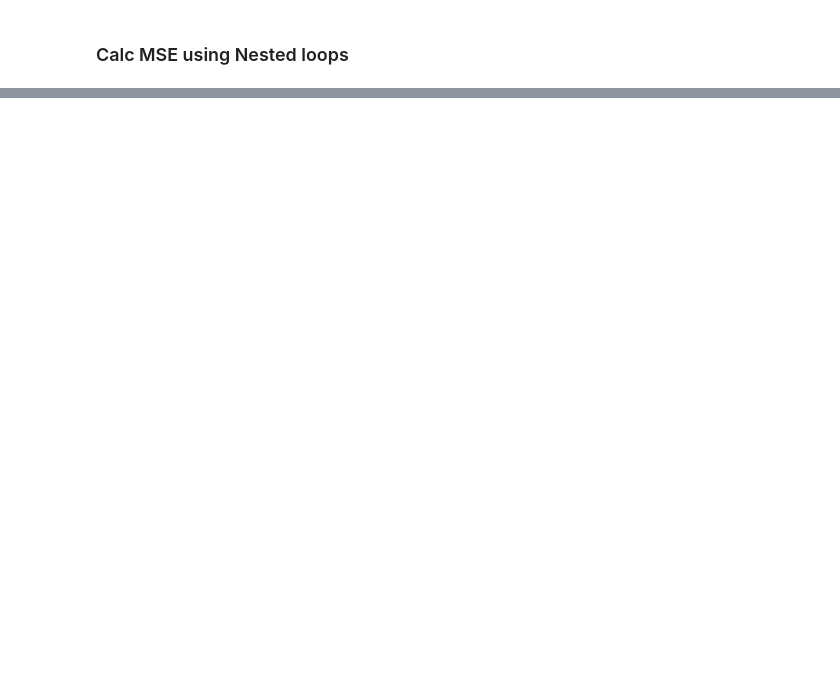
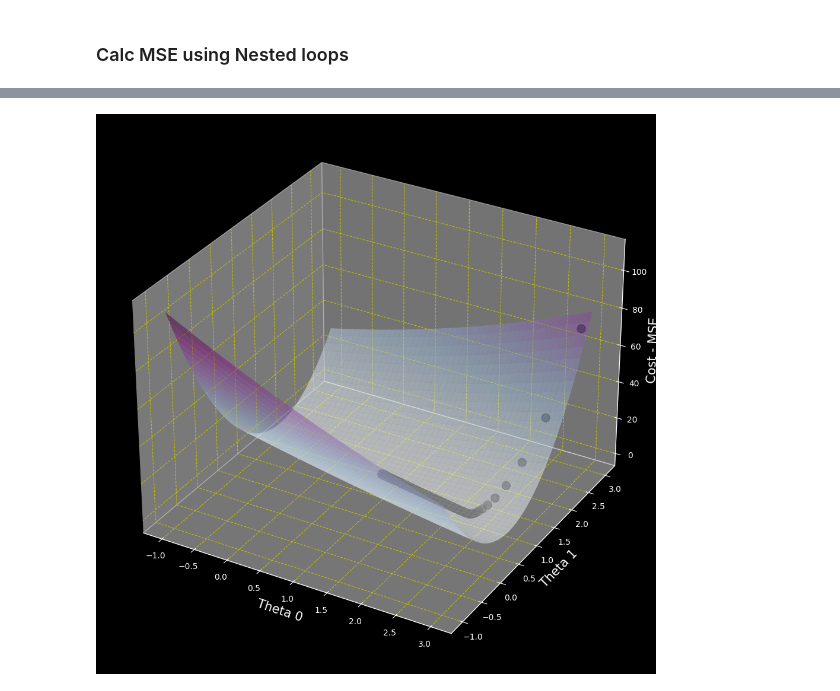
Before and after one commit to khushalpapnai/GEN-AI, a Jupyter notebook: DS - ML - AI - gen/Algorithm/gradientDescent.ipynb, the cells around one changed output, grey strips where cells are left out. Drawn from its saved outputs; the diff is of its cells as text; code cells hidden in the pictures; blank space fills up the shorter version.

```diff
--- a/DS - ML - AI - gen/Algorithm/gradientDescent.ipynb
+++ b/DS - ML - AI - gen/Algorithm/gradientDescent.ipynb
@@ -863,0 +894,27 @@ array([[0., 0., 0., 0., 0.],
+# %%
+# x values, y values, array of theta parameter { theta0 at index 0 and theta theta1 at index }
+
+def msegd(x,y,thetas):
+    n  = y.size
+    slope1 = (-2/n) * sum(y-thetas[0]-thetas[1]*x)
+    slope2 = (-2/n) * sum((y-thetas[0]-thetas[1]*x)*x)
+#    return np.array([slope1[0],slope2[0]])
+    return np.append(arr = slope1, values = slope2)
+#     return np.concatenate((slope1,slope2))
+# %%
+multiplier = 0.01
+thetas = np.array([2.9,2.9])
+
+plot_vals = thetas.reshape(1, 2)
+mse_vals = MSE(y_5,thetas[0]+thetas[1] * x_5)
+
+for i in range (1000):
+    thetas = thetas - multiplier * msegd(x_5,y_5,thetas)
+    plot_vals = np.concatenate((plot_vals,thetas.reshape(1,2)),axis = 0)
+    mse_vals = np.append(arr=mse_vals, values = MSE(y_5,thetas[0]+thetas[1] * x_5))
+# results
+print("min occurs at theta 0:", thetas[0])
+print("min occurs at theta 1:", thetas[1])
+print("mse is:",MSE(y_5,thetas[0]+thetas[1]*x_5))
+print("mse is:",mse_vals)
+print("plot is:",plot_vals)
@@ -863,0 +934,14 @@ array([[0., 0., 0., 0., 0.],
+# %%
+# plotting MSE
+fig = pyl.figure(figsize=[16,12])
+ax = fig.add_subplot(111,projection = "3d")
+
+ax.set_xlabel("Theta 0", fontsize = 15)
+ax.set_ylabel("Theta 1", fontsize = 15)
+ax.set_zlabel("Cost - MSE", fontsize = 15)
+
+ax.scatter(plot_vals[:,0],plot_vals[:,1],mse_vals,c="black",s=100,alpha=0.6)
+ax.plot_surface(plot_t0,plot_t1,plot_cost,cmap='BuPu',alpha=0.5)
+pyl.show()
+# %% [output]
+[figure, added]
```
Also changed, not shown: parts of 8 cells of this notebook.
